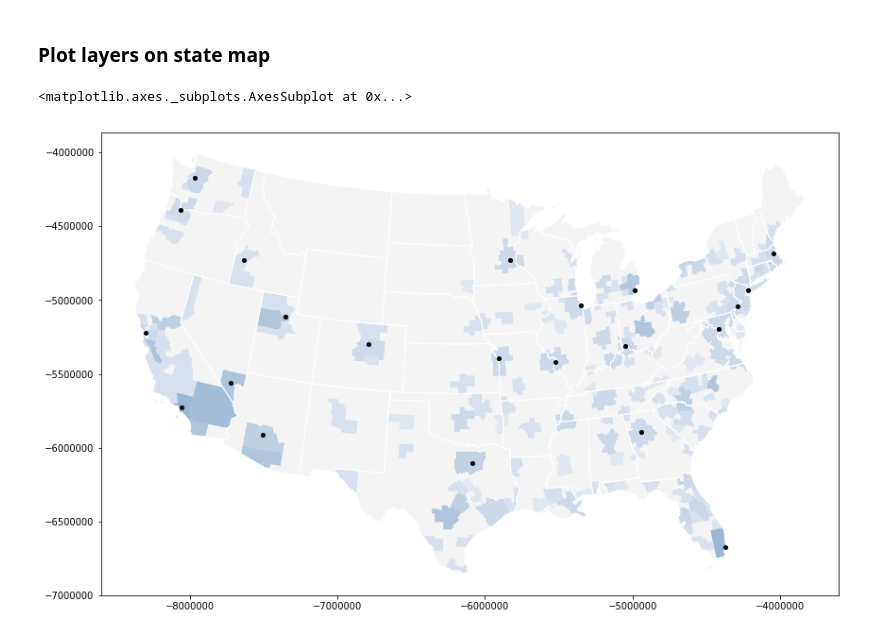
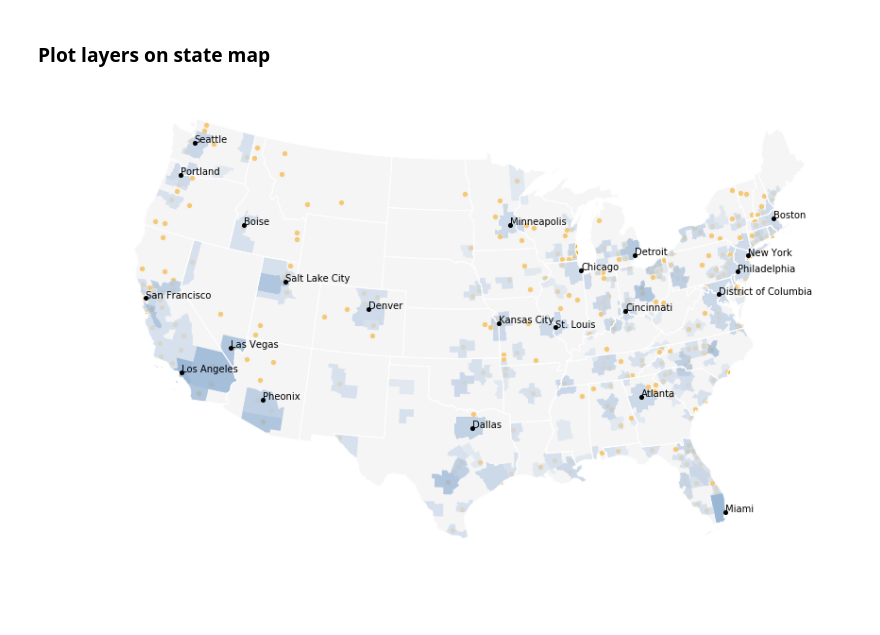
Before and after one commit to stoneyv/cbsa_plot, a Jupyter notebook: python/notebooks/cbsa_cbp_ecommerce_2015.ipynb, the cells around one changed output. Cells and saved outputs as stored; diff of their text form; code cells hidden in the pictures.

Commit message:
altered scatter and city names to use pre projected points to fix layers in python geoviz

```diff
--- a/python/notebooks/cbsa_cbp_ecommerce_2015.ipynb
+++ b/python/notebooks/cbsa_cbp_ecommerce_2015.ipynb
@@ -67,13 +67,18 @@ us_county_df.head(3)
 def getXY(point):
     return point.x, point.y
 county_centers = us_county_df['geometry'].centroid
-x,y = [list(t) for t in zip(*map(getXY, county_centers))]
+target_crs = {'datum':'WGS84', 'no_defs':True, 'proj':'aea', 'lat_1':35, 'lat_2':55, 'lat_0':45, 'lon_0':10}
+angle_rot = 75
+center=(-98.5795,39.8283)
+county_centers_albers = county_centers.to_crs(target_crs).rotate(angle=angle_rot,
+                                                                 origin=center)
+x,y = [list(t) for t in zip(*map(getXY, county_centers_albers))]
 
 county_centers_df = pd.DataFrame({'GEOID': us_county_df['GEOID'],
                                   'NAME': us_county_df['NAME'],
                                   'lon': x,
                                   'lat': y,
-                                  'geometry': county_centers})
+                                  'geometry': county_centers_albers})
 print('county_centers_df rows, cols', county_centers_df.shape)
 county_centers_df.head(3)
 # %% [output]
@@ -300,7 +305,16 @@ cities_df.head(3)
 # %%
 from shapely.geometry import Point
 
+target_crs = {'datum':'WGS84', 'no_defs':True, 'proj':'aea', 'lat_1':35, 'lat_2':55, 'lat_0':45, 'lon_0':10}
+angle_rot = 75
+center=(-98.5795,39.8283)
+
 points = gpd.GeoSeries([Point(lon,lat) for lon,lat in zip(cities_df.long, cities_df.lat)])
-cities_df['geometry'] = points
+points.crs = us_state_df.crs
+points_albers = points.to_crs(target_crs).rotate(angle=angle_rot, origin=center)
+cities_df['geometry'] = points_albers
+lons, lats = [list(t) for t in zip(*map(getXY, points_albers))]
+cities_df['lon'] = lons
+cities_df['lat'] = lats
 cities_df.head(3)
 # %% [output]
@@ -321,39 +335,45 @@ points.crs
 # %%
 fig, amap = plt.subplots(1, 1, figsize = (14,12))
 amap.set_aspect('equal')
+amap.set_axis_off()
 angle_rot = 75
 center=(-98.5795,39.8283)
 
-# State map
+# State map of the continental US
 us_cstate_df.to_crs(target_crs).rotate(angle=angle_rot, origin=center).plot(ax=amap,
                   linewidth = 1,
                   facecolor="#EBEBEB",
                   edgecolor="white")
 
+# Core base statistical areas with population > 1M
 cbsa_pop_large_df.to_crs(target_crs).rotate(angle=angle_rot, origin=center).plot(ax=amap,
                   linewidth = 0,
                   facecolor="#9AB7D6")
 
+# Core base statistical areas with population > 250k and < 1M
 cbsa_pop_medium_df.to_crs(target_crs).rotate(angle=angle_rot, origin=center).plot(ax=amap,
                   linewidth = 0,
                   facecolor="#CFDBEB")
 
 # Employment of 40 ecommerce workers per point by county centroid
-#emp40_markers = [amap.scatter(lon, lat, s=40,
-#                              color='orange', edgecolor='white') for lon,lat,emp
-#                          in zip(county_ecom40_df['lon'],
-#                                 county_ecom40_df['lat'],
-#                                 county_ecom40_df['EMP'])]
+# The spatial coordinates have already been projected to Albers equal area
+# and rotated above .  This is so that we can use the matplotlib scatter function
+emp40_markers = [amap.scatter(lon, lat, s=40,
+                              color='orange', edgecolor='white') for lon,lat,emp
+                          in zip(county_ecom40_df['lon'],
+                                 county_ecom40_df['lat'],
+                                 county_ecom40_df['EMP'])]
 
 # City markers
 points.to_crs(target_crs).rotate(angle=angle_rot, origin=center).plot(ax=amap,
                      marker='o',
                      color='black',
                      markersize=4)
 
 # City names
-#city_names = [amap.text(lon, lat, name, fontsize=10) for lon,lat,name
-#              in zip(cities_df.long,cities_df.lat,cities_df.city_name)]
+# The spatial coordinates have already been projected to Albers equal area
+# and rotated above .  This is so that we can use the matplotlib text function
+city_names = [amap.text(lon, lat, name, fontsize=10) for lon,lat,name
+              in zip(cities_df.lon,cities_df.lat,cities_df.city_name)]
 # %% [output]
-<matplotlib.axes._subplots.AxesSubplot at 0x...>
-[figure, old version]
+[figure, new version]
```
Also changed, not shown: parts of 3 cells of this notebook.
